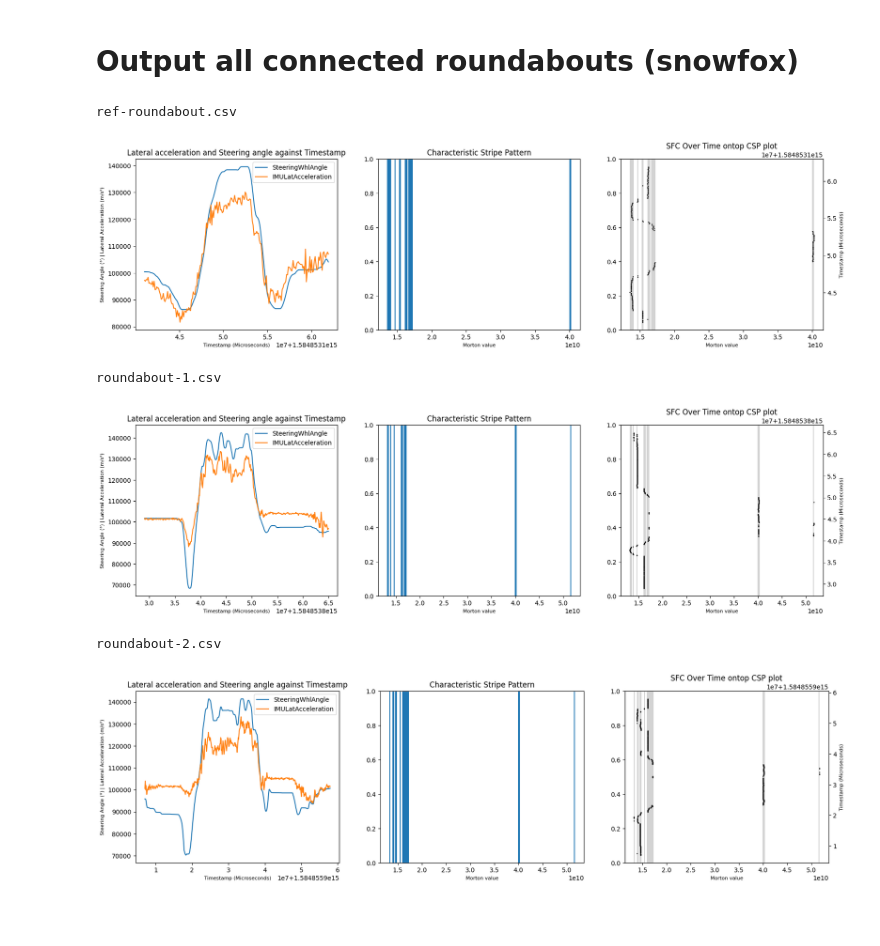
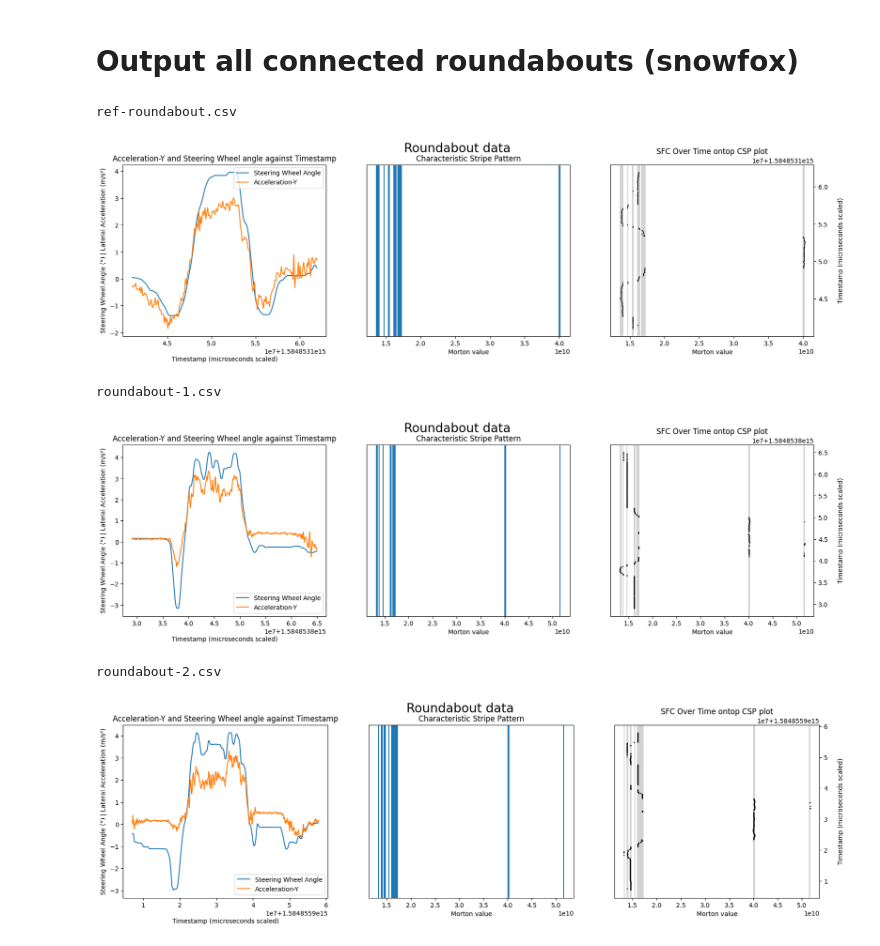
Before and after one commit to Marble879/SFC_scripts, a Jupyter notebook: SnowFox scripts/Morton_CSP_individual_SnowFox.ipynb, the cells around one changed output. Saved outputs shown, nothing was run; the diff lists cells and outputs as text; code cells hidden in the pictures; blank space fills up the shorter version.

```diff
--- a/SnowFox scripts/Morton_CSP_individual_SnowFox.ipynb
+++ b/SnowFox scripts/Morton_CSP_individual_SnowFox.ipynb
@@ -385,6 +362,21 @@ for file in sorted(os.listdir(folderToView)):
     # print(df['sampleTimeStamp.seconds'].equals(df['sampleTimeStamp.seconds.1']))
     #print(df.isnull().values.any())
 
+
+    # output in one row
+    # outputting in same row based on: https://towardsdatascience.com/plot-multiple-graphics-in-the-same-figure-using-python-1cbe5a23e89f and https://www.statology.org/pandas-subplots/ and https://stackoverflow.com/questions/49006699/plot-two-pandas-data-frames-side-by-side-each-in-subplot-style
+    fig, ax = plt.subplots(nrows=1, ncols=3, figsize=(20, 5))
+
+    # OUTPUT IN ONE ROW
+    # output: sensor against ts
+    df.plot(x='ts', y=['SteeringWhlAngle', 'IMULatAcceleration'], ax=ax[0])
+    ax[0].set_xlabel('\nTimestamp (microseconds scaled)')
+    ax[0].set_ylabel('Steering Wheel Angle (°) | Lateral Acceleration (m/s\u00B2)')
+    ax[0].set_title('Acceleration-Y and Steering Wheel angle against Timestamp')
+    ax[0].legend(['Steering Wheel Angle', 'Acceleration-Y'])
+    # output: CSP
+
+
     # add offset and factor multiply
     df['IMULgtAcceleration']=df['IMULgtAcceleration'].add(OFFSET)
     df['IMULatAcceleration']=df['IMULatAcceleration'].add(OFFSET)
@@ -397,16 +389,6 @@ for file in sorted(os.listdir(folderToView)):
     # Morton encoding
     df['morton'] = df.apply(set_value, axis=1)
 
-    # outputting in same row based on: https://towardsdatascience.com/plot-multiple-graphics-in-the-same-figure-using-python-1cbe5a23e89f and https://www.statology.org/pandas-subplots/ and https://stackoverflow.com/questions/49006699/plot-two-pandas-data-frames-side-by-side-each-in-subplot-style
-    fig, ax = plt.subplots(nrows=1, ncols=3, figsize=(20, 5))
-
-    # OUTPUT IN ONE ROW
-    # output: sensor against ts
-    df.plot(x='ts', y=['SteeringWhlAngle', 'IMULatAcceleration'], ax=ax[0])
-    ax[0].set_xlabel('Timestamp (Microseconds)', fontsize=8)
-    ax[0].set_ylabel('Steering Angle (°) | Lateral Acceleration (m/s\u00B2)', fontsize=8)
-    ax[0].set_title('Lateral acceleration and Steering angle against Timestamp', fontsize=12)
-    # output: CSP
 
     # 'bins' explained: https://www.metabase.com/glossary/bin
     ax[1].hist(df['morton'], bins=200)
@@ -415,40 +397,43 @@ for file in sorted(os.listdir(folderToView)):
     max = df['morton'].max()
     max = 30000000000
     #max = 20000000000
 
     # limit y axis to 1 to show binary presence of data point
     ax[1].set_ylim([0,1])
+    ax[1].set_yticks([])
     #plt.xlim(1,max)
     # limit x axis to take only "lane change relevant" data
     #plt.xlim(9000000000,13000000000)
-    ax[1].set_xlabel('Morton value', fontsize=8)
+    ax[1].set_xlabel('Morton value')
 
-    ax[1].set_title("Characteristic Stripe Pattern", fontsize=12)
+    ax[1].set_title("Characteristic Stripe Pattern")
 
     #plt.show()
 
     # output: SFC-over-time
     #fig, ax = plt.subplots()
 
     ax[2].hist(df['morton'], bins=200, color='lightgray')
     ax[2].set_ylim([0,1])
+    ax[2].set_yticks([])
     #ax.set_xlim([0, 40000000000])
 
     ax2 = ax[2].twinx()
 
     ax2.scatter(x=df['morton'],y=df['ts'], c='black', s=0.5)
 
-    ax[2].set_xlabel('Morton value', fontsize=8)
+    ax[2].set_xlabel('Morton value')
 
-    ax2.set_title("SFC Over Time ontop CSP plot", fontsize=12)
-    ax2.set_ylabel('Timestamp (Microseconds)', fontsize=8)
+    ax2.set_title("SFC Over Time ontop CSP plot")
+    ax2.set_ylabel('\nTimestamp (microseconds scaled)')
+    fig.suptitle('Roundabout data', fontsize=20)
 
 
     plt.show()
 # %% [output]
 ref-roundabout.csv
-[figure, old version]
+[figure, new version]
 roundabout-1.csv
-[figure, old version]
+[figure, new version]
 roundabout-2.csv
-[figure, old version]
+[figure, new version]
```
Also changed, not shown: parts of 6 cells of this notebook, 30 other files.
